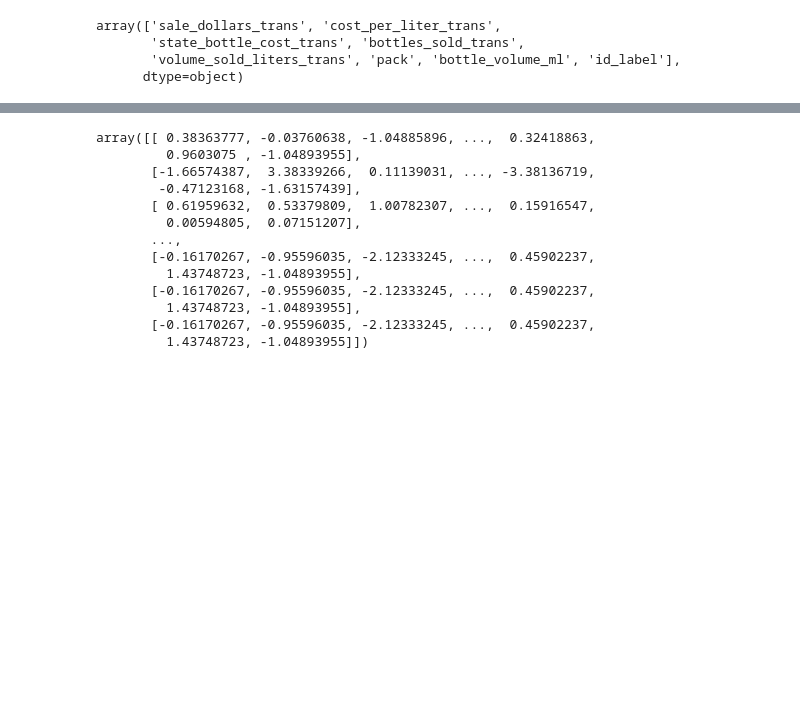
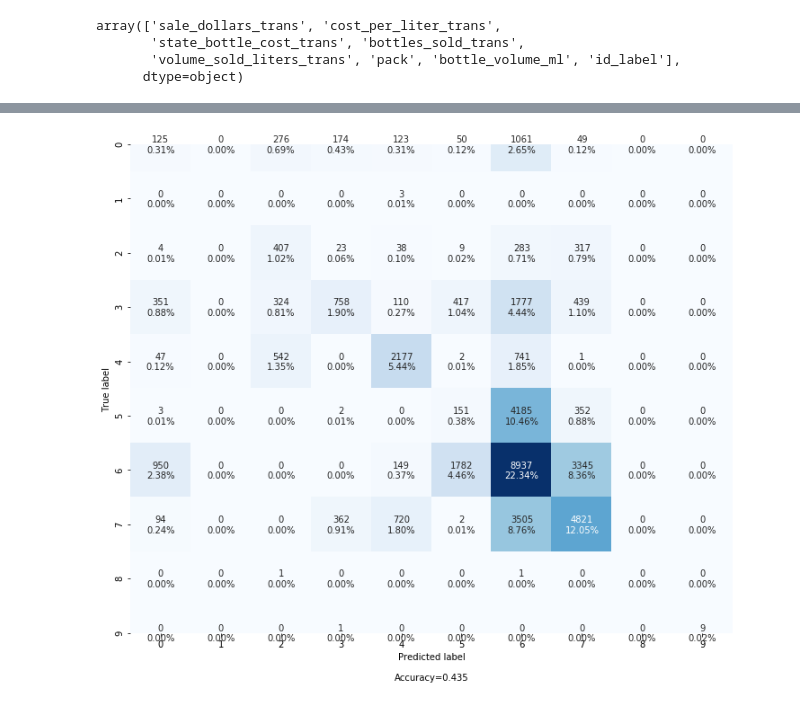
Before and after one commit to jjschueder/7331DataMiningNotebooks, a Jupyter notebook: lab2/lab2v1.ipynb, the cells around one changed output, grey strips where cells are left out. Cells and saved outputs as stored; diff of their text form; code cells hidden in the pictures; blank space fills up the shorter version.

```diff
--- a/lab2/lab2v1.ipynb
+++ b/lab2/lab2v1.ipynb
@@ -233,16 +273,5 @@ from sklearn.model_selection import StratifiedKFold
 from sklearn.preprocessing import StandardScaler
 import numpy as np
 from sklearn import metrics as mt
-
-# create variables we are more familiar with
-# X will be our features
-X = data_final.loc[:, data_final.columns != 'id_label']
-# y will be our label, what we are trying to classify
-y = data_final.loc[:, data_final.columns == 'id_label']
-yhat = np.zeros(y.shape) # we will fill this with predictions
-
 scl = StandardScaler()
-#X = scl.fit_transform(X)
-
-X.info()
 # %% [output]
@@ -262,10 +279,11 @@ Wall time: 45.9 ms
 # %%
 # create cross validation iterator
-cv = StratifiedKFold(n_splits=2)
+cv = StratifiedKFold(n_splits=10)
 
 # get a handle to the classifier object, which defines the type
-clf = KNeighborsClassifier(n_neighbors=10)
+clf = KNeighborsClassifier(n_neighbors=10, n_jobs = -1)
 # %%
+%%time
 # now iterate through and get predictions, saved to the correct row in yhat
 # NOTE: you can parallelize this using the cross_val_predict method
 for train_idx, test_idx in cv.split(X,y):
@@ -275,4 +293,6 @@ for train_idx, test_idx in cv.split(X,y):
 #    X[train], y[train]
      total_accuracy = mt.accuracy_score(y.iloc[test_idx], yhat2)
      print ('KNN accuracy', total_accuracy)
+#     clf_class_report = classification_report(y.iloc[test_idx], yhat2)
+clf_matrix = confusion_matrix(y.iloc[test_idx], yhat2)
 # %% [output]
@@ -281,16 +310,4 @@ KNN accuracy 0.87923125
-# %%
-X[train]
-# %% [output]
-array([[ 0.38363777, -0.03760638, -1.04885896, ...,  0.32418863,
-         0.9603075 , -1.04893955],
-       [-1.66574387,  3.38339266,  0.11139031, ..., -3.38136719,
-        -0.47123168, -1.63157439],
-       [ 0.61959632,  0.53379809,  1.00782307, ...,  0.15916547,
-         0.00594805,  0.07151207],
-       ...,
-       [-0.16170267, -0.95596035, -2.12333245, ...,  0.45902237,
-         1.43748723, -1.04893955],
-       [-0.16170267, -0.95596035, -2.12333245, ...,  0.45902237,
-         1.43748723, -1.04893955],
-       [-0.16170267, -0.95596035, -2.12333245, ...,  0.45902237,
-         1.43748723, -1.04893955]])
+# %%
+make_confusion_matrix(clf_matrix, figsize=(12,10), cbar=False)
+# %% [output]
+[figure, added]
```
Also changed, not shown: parts of 21 cells of this notebook, 3 other files.
